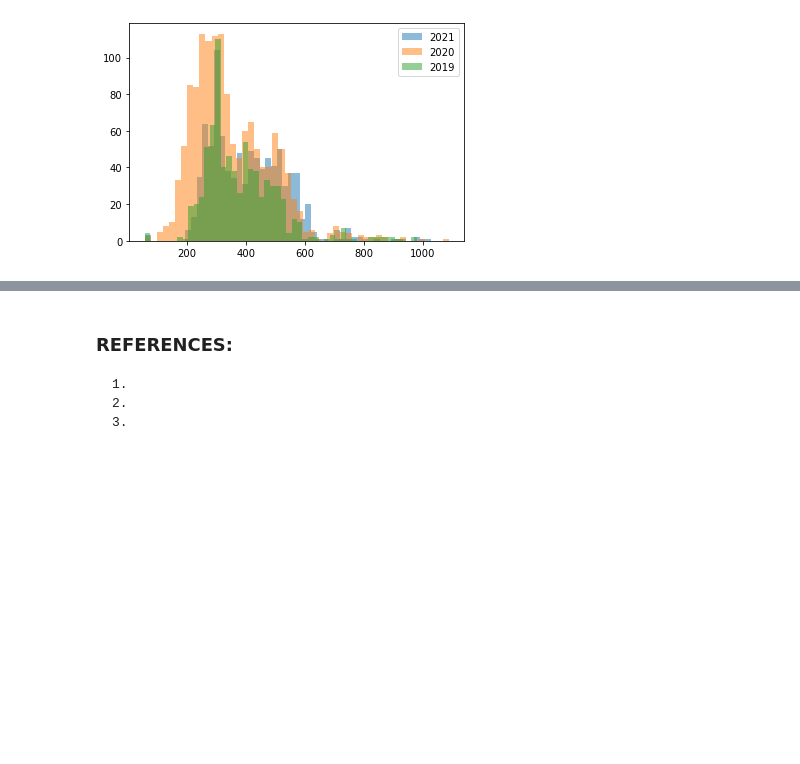
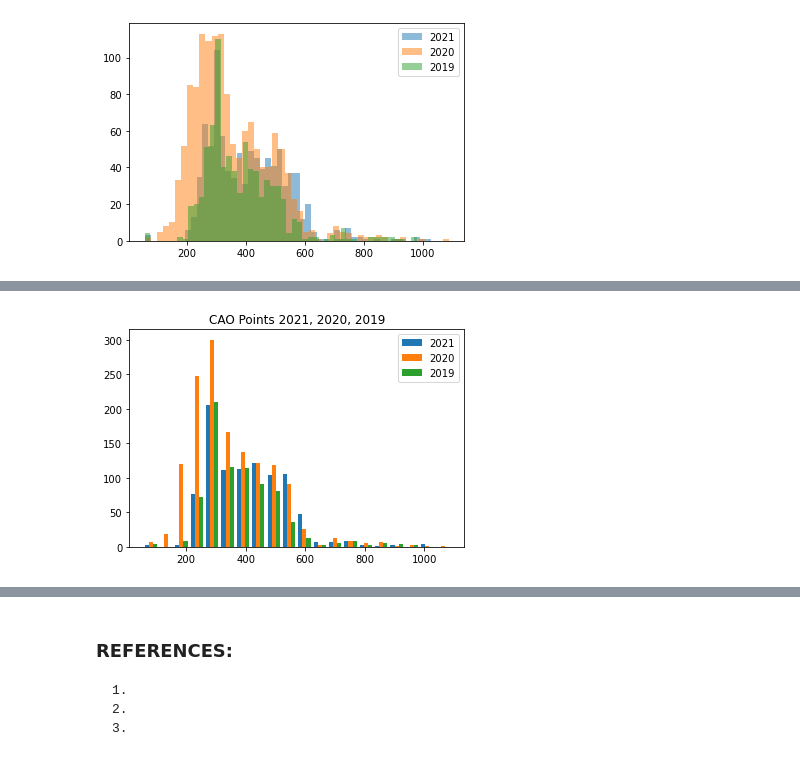
Before and after one commit to DracoNibilis/CAO_Points_Analysis, a Jupyter notebook: cao.ipynb, the cells around one changed output, grey strips where cells are left out. Saved outputs shown, nothing was run; the diff lists cells and outputs as text; code cells hidden in the pictures; blank space fills up the shorter version.

```diff
--- a/cao.ipynb
+++ b/cao.ipynb
@@ -1388,3 +1389,8 @@ plt.legend(['2021', '2020', '2019'])
 plt.show()
 # %% [output]
 [figure]
+# %%
+# Change data into numpy.
+# Stack all together to have better plot.
+all_three = np.vstack([allcourses['p_R1_2021'], allcourses['p_R1_2020'], allcourses['p_R1_2019']]).T
+all_three
@@ -1390,0 +1405,8 @@ plt.show()
+# %%
+# Plot histogram.
+plt.hist(all_three, bins=20, size=)
+plt.legend(['2021', '2020', '2019'])
+plt.title("CAO Points 2021, 2020, 2019")
+plt.show()
+# %% [output]
+[figure, added]
```
Also changed, not shown: parts of 7 cells of this notebook, 16 other files.
